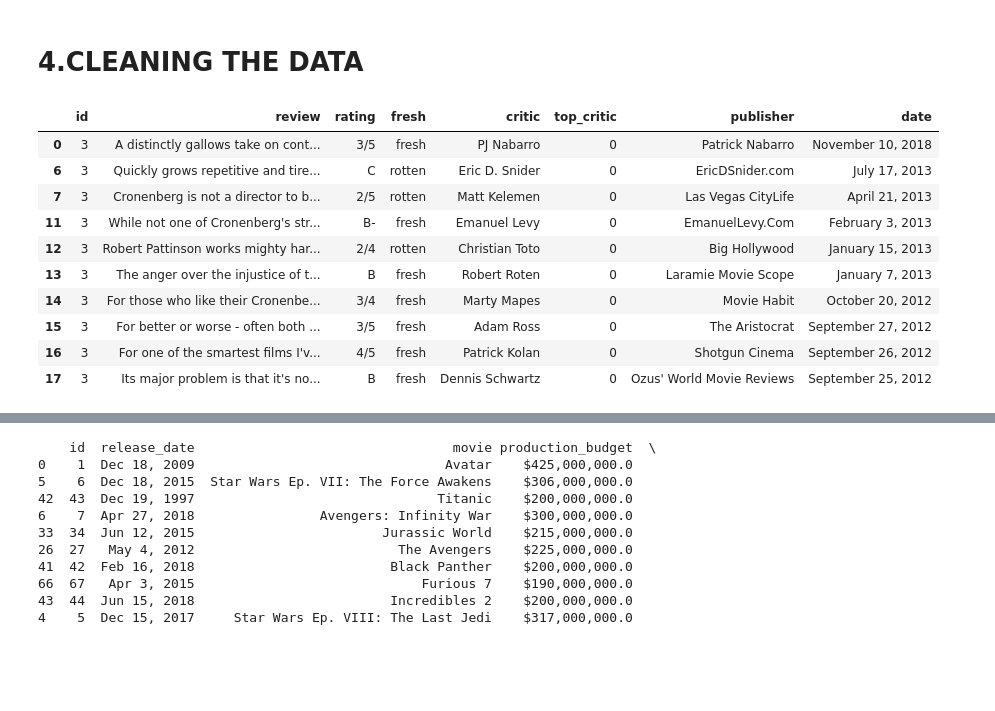
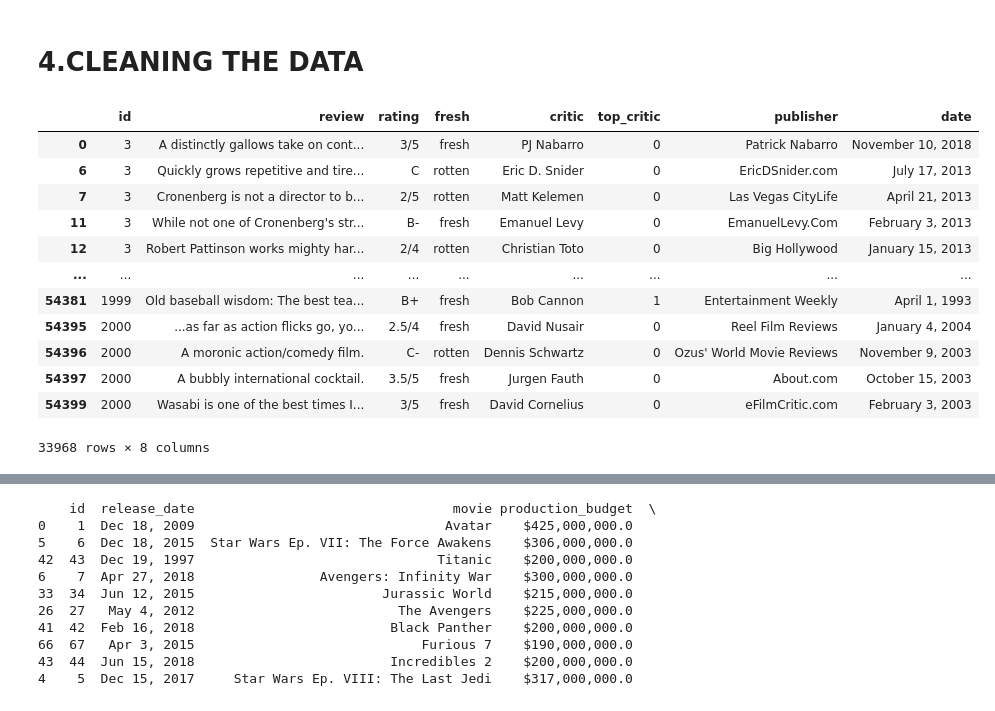
Before and after one commit to Kevan-Muthomi/DS-Phase_1_Project, a Jupyter notebook: student.ipynb, the cells around one changed output, grey strips where cells are left out. Drawn from its saved outputs; the diff is of its cells as text; code cells hidden in the pictures; blank space fills up the shorter version.

```diff
--- a/student.ipynb
+++ b/student.ipynb
@@ -218,19 +218,21 @@ pd.read_sql(movie_basics,conn).head(20)
 # %%
 #Removing columns with missing values from Rotten Tomatoes movies_reviews
 rt_movie_reviews_cleaned = rt_movie_reviews.dropna(axis=0)
-rt_movie_reviews_cleaned.head(10)
+rt_movie_reviews_cleaned.head(-20)
 # %% [output]
 |  | id | review | rating | fresh | critic | top_critic | publisher | date |
 | 0 | 3 | A distinctly gallows take on cont... | 3/5 | fresh | PJ Nabarro | 0 | Patrick Nabarro | November 10, 2018 |
 | 6 | 3 | Quickly grows repetitive and tire... | C | rotten | Eric D. Snider | 0 | EricDSnider.com | July 17, 2013 |
 | 7 | 3 | Cronenberg is not a director to b... | 2/5 | rotten | Matt Kelemen | 0 | Las Vegas CityLife | April 21, 2013 |
 | 11 | 3 | While not one of Cronenberg's str... | B- | fresh | Emanuel Levy | 0 | EmanuelLevy.Com | February 3, 2013 |
 | 12 | 3 | Robert Pattinson works mighty har... | 2/4 | rotten | Christian Toto | 0 | Big Hollywood | January 15, 2013 |
-| 13 | 3 | The anger over the injustice of t... | B | fresh | Robert Roten | 0 | Laramie Movie Scope | January 7, 2013 |
-| 14 | 3 | For those who like their Cronenbe... | 3/4 | fresh | Marty Mapes | 0 | Movie Habit | October 20, 2012 |
-| 15 | 3 | For better or worse - often both ... | 3/5 | fresh | Adam Ross | 0 | The Aristocrat | September 27, 2012 |
-| 16 | 3 | For one of the smartest films I'v... | 4/5 | fresh | Patrick Kolan | 0 | Shotgun Cinema | September 26, 2012 |
-| 17 | 3 | Its major problem is that it's no... | B | fresh | Dennis Schwartz | 0 | Ozus' World Movie Reviews | September 25, 2012 |
+| ... | ... | ... | ... | ... | ... | ... | ... | ... |
+| 54381 | 1999 | Old baseball wisdom: The best tea... | B+ | fresh | Bob Cannon | 1 | Entertainment Weekly | April 1, 1993 |
+| 54395 | 2000 | ...as far as action flicks go, yo... | 2.5/4 | fresh | David Nusair | 0 | Reel Film Reviews | January 4, 2004 |
+| 54396 | 2000 | A moronic action/comedy film. | C- | rotten | Dennis Schwartz | 0 | Ozus' World Movie Reviews | November 9, 2003 |
+| 54397 | 2000 | A bubbly international cocktail. | 3.5/5 | fresh | Jurgen Fauth | 0 | About.com | October 15, 2003 |
+| 54399 | 2000 | Wasabi is one of the best times I... | 3/5 | fresh | David Cornelius | 0 | eFilmCritic.com | February 3, 2003 |
+33968 rows × 8 columns
 # %%
 #Removing columns with missing value from Rotten Tomatoes movies_info
 rt_movie_info_cleaned= rt_movie_info.dropna(axis=0)
```
Also changed, not shown: parts of 7 cells of this notebook.
